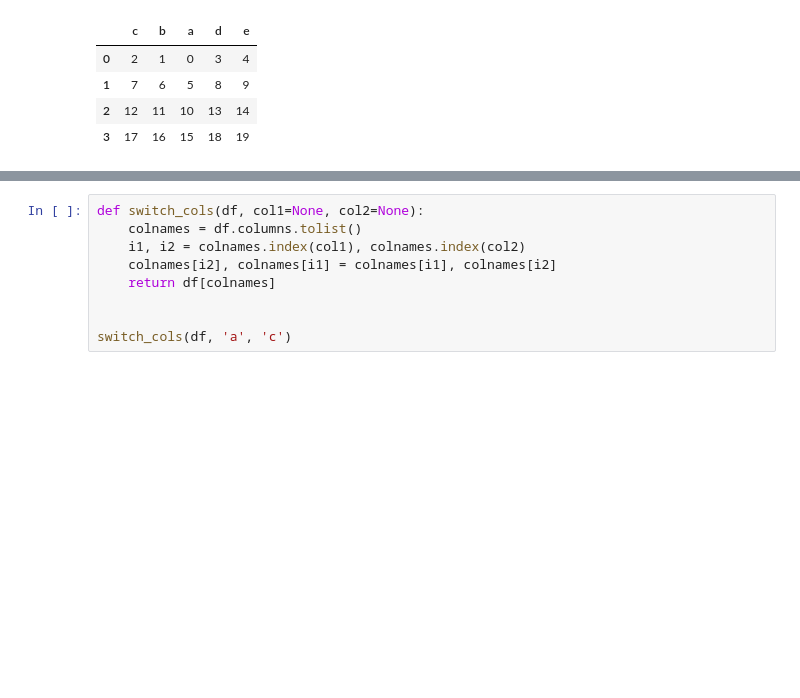
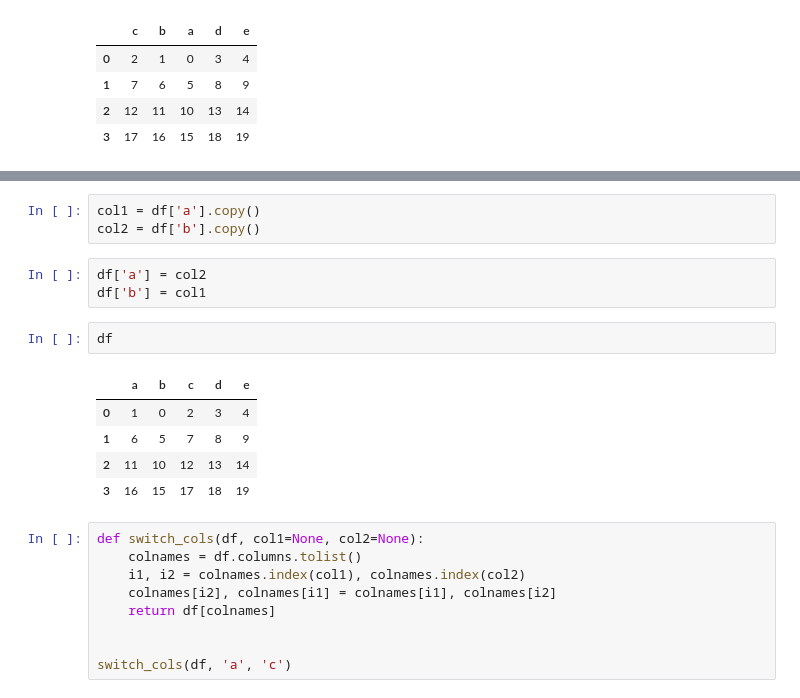
Before and after one commit to AbhishekMaity001/Python-Code-Snippets, a Jupyter notebook: Pandas/Pandas101.ipynb, the cells around one changed output, grey strips where cells are left out. Drawn from its saved outputs; the diff is of its cells as text; blank space fills up the shorter version.

```diff
--- a/Pandas/Pandas101.ipynb
+++ b/Pandas/Pandas101.ipynb
@@ -1288,3 +1316,17 @@ df[list('cbade')]
+# %%
+col1 = df['a'].copy()
+col2 = df['b'].copy()
+# %%
+df['a'] = col2
+df['b'] = col1
+# %%
+df
+# %% [output]
+|  | a | b | c | d | e |
+| 0 | 1 | 0 | 2 | 3 | 4 |
+| 1 | 6 | 5 | 7 | 8 | 9 |
+| 2 | 11 | 10 | 12 | 13 | 14 |
+| 3 | 16 | 15 | 17 | 18 | 19 |
 # %%
 def switch_cols(df, col1=None, col2=None):
     colnames = df.columns.tolist()
```
Also changed, not shown: parts of 75 cells of this notebook.
